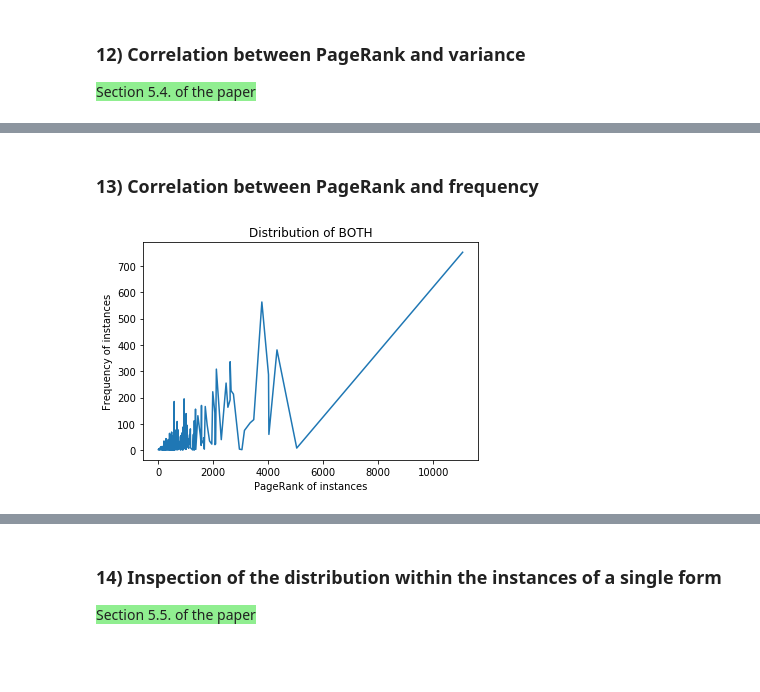
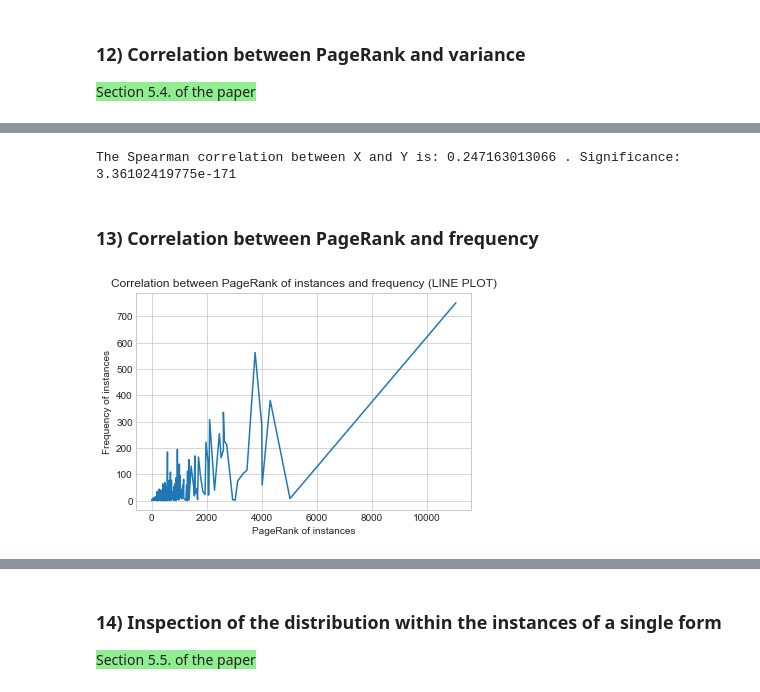
Before and after one commit to cltl/HumanLikeEL, a Jupyter notebook: Data Analysis.ipynb, the cells around one changed output, grey strips where cells are left out. Saved outputs shown, nothing was run; the diff lists cells and outputs as text; code cells hidden in the pictures; blank space fills up the shorter version.

```diff
--- a/Data Analysis.ipynb
+++ b/Data Analysis.ipynb
@@ -43,4 +49,9 @@ t2=time.time()
 <span style="background-color:lightgreen">Section 5.1. of the paper</span>
 
 **4.1. Linear plots **
+# %%
+import seaborn as sns
+sns.set_style("whitegrid")
+# %%
+save=True
 # %%
@@ -271,6 +374,16 @@ plot_utils.frequency_correlation(all_pr_instances, variance, title='BOTH', x_lab
+# %%
+correlation, significance = spearmanr(insta_x_pr, insta_y_var2)
+print('The Spearman correlation between X and Y is:', correlation, '. Significance: ', significance)
+# %% [output]
+The Spearman correlation between X and Y is: 0.247163013066 . Significance:  3.36102419775e-171
 # %% [markdown]
 ### 13) Correlation between PageRank and frequency
 # %%
-plot_utils.frequency_correlation(all_pr_instances, all_cnt_instances, title='BOTH', x_label='PageRank of instances', y_label='Frequency of instances')
+plot_utils.frequency_correlation(all_pr_instances,
+                                 all_cnt_instances,
+                                 title='Correlation between PageRank of instances and frequency (LINE PLOT)',
+                                 x_label='PageRank of instances',
+                                 y_label='Frequency of instances',
+                                 save=save)
 # %% [output]
-[figure, old version]
+[figure, new version]
```
Also changed, not shown: parts of 34 cells of this notebook, 3 other files.
